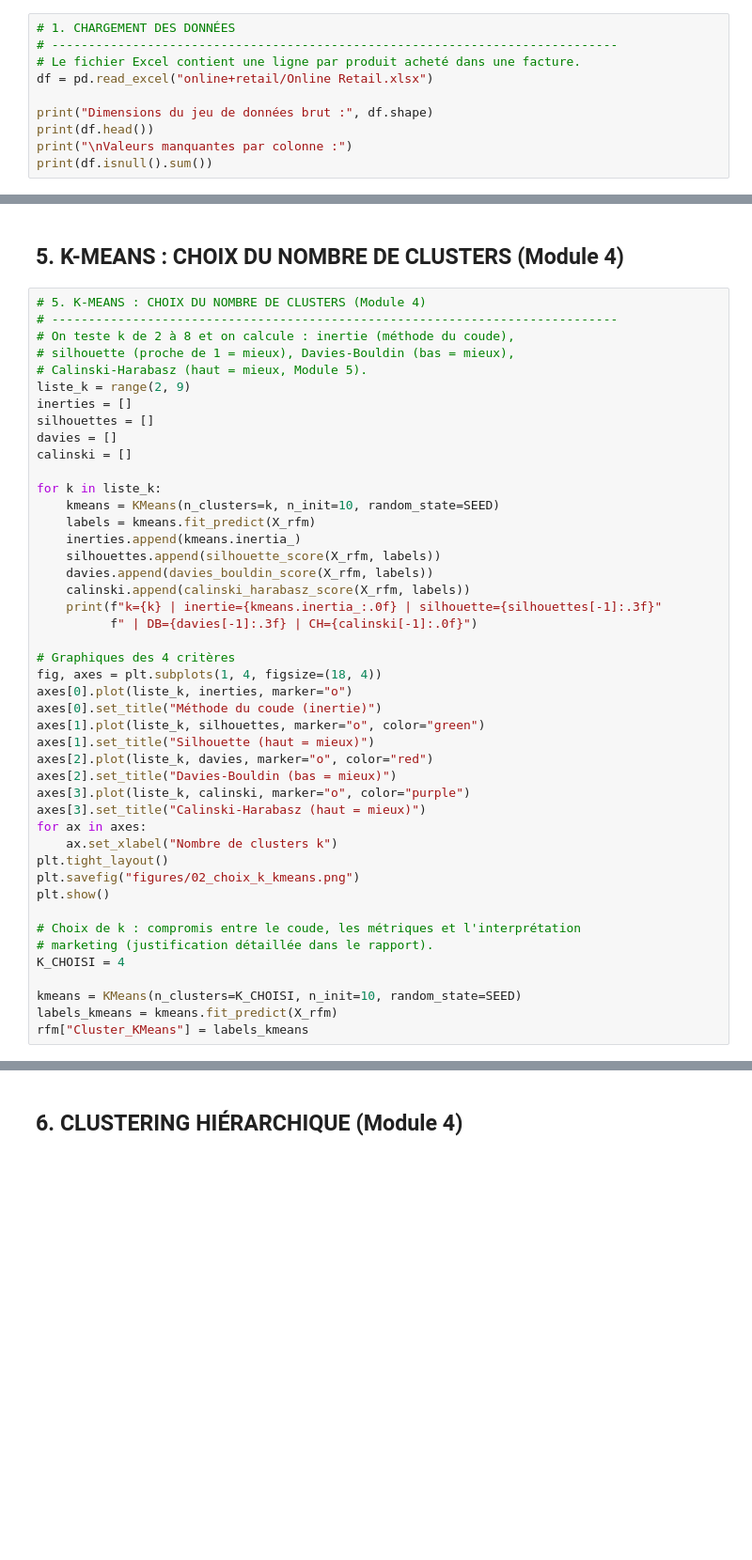
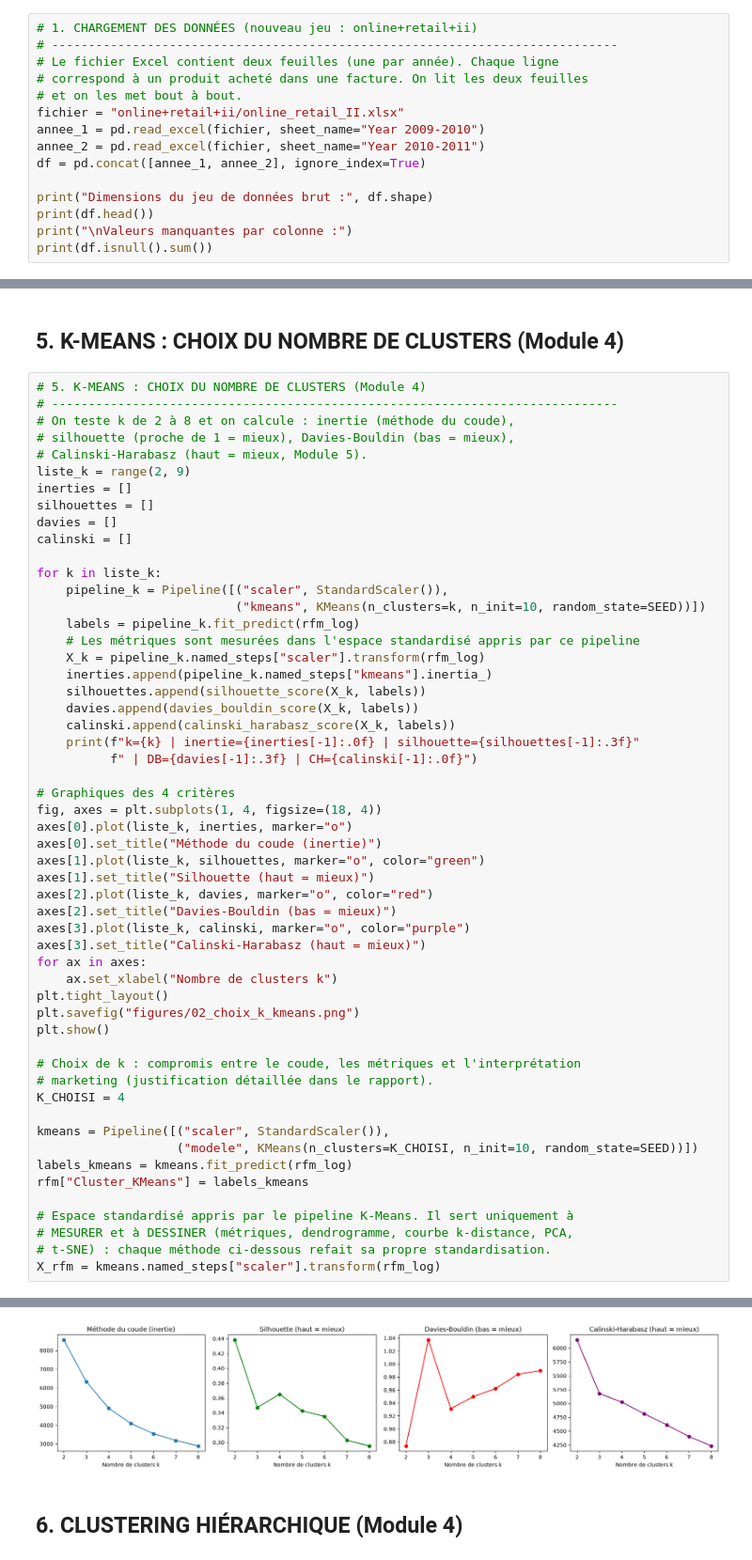
Before and after one commit to oeudiredoli-dev/online-retail-customer-segmentation, a Jupyter notebook: projet_online_retail.ipynb, the cells around one changed output, grey strips where cells are left out. Shown at 94% size. Saved outputs shown, nothing was run; the diff lists cells and outputs as text; blank space fills up the shorter version.

```diff
--- a/projet_online_retail.ipynb
+++ b/projet_online_retail.ipynb
@@ -66,8 +71,13 @@ SEED = 42
 # %%
-# 1. CHARGEMENT DES DONNÉES
+# 1. CHARGEMENT DES DONNÉES (nouveau jeu : online+retail+ii)
 # -----------------------------------------------------------------------------
-# Le fichier Excel contient une ligne par produit acheté dans une facture.
-df = pd.read_excel("online+retail/Online Retail.xlsx")
+# Le fichier Excel contient deux feuilles (une par année). Chaque ligne
+# correspond à un produit acheté dans une facture. On lit les deux feuilles
+# et on les met bout à bout.
+fichier = "online+retail+ii/online_retail_II.xlsx"
+annee_1 = pd.read_excel(fichier, sheet_name="Year 2009-2010")
+annee_2 = pd.read_excel(fichier, sheet_name="Year 2010-2011")
+df = pd.concat([annee_1, annee_2], ignore_index=True)
 
 print("Dimensions du jeu de données brut :", df.shape)
 print(df.head())
@@ -167,13 +223,16 @@ davies = []
 calinski = []
 
 for k in liste_k:
-    kmeans = KMeans(n_clusters=k, n_init=10, random_state=SEED)
-    labels = kmeans.fit_predict(X_rfm)
-    inerties.append(kmeans.inertia_)
-    silhouettes.append(silhouette_score(X_rfm, labels))
-    davies.append(davies_bouldin_score(X_rfm, labels))
-    calinski.append(calinski_harabasz_score(X_rfm, labels))
-    print(f"k={k} | inertie={kmeans.inertia_:.0f} | silhouette={silhouettes[-1]:.3f}"
+    pipeline_k = Pipeline([("scaler", StandardScaler()),
+                           ("kmeans", KMeans(n_clusters=k, n_init=10, random_state=SEED))])
+    labels = pipeline_k.fit_predict(rfm_log)
+    # Les métriques sont mesurées dans l'espace standardisé appris par ce pipeline
+    X_k = pipeline_k.named_steps["scaler"].transform(rfm_log)
+    inerties.append(pipeline_k.named_steps["kmeans"].inertia_)
+    silhouettes.append(silhouette_score(X_k, labels))
+    davies.append(davies_bouldin_score(X_k, labels))
+    calinski.append(calinski_harabasz_score(X_k, labels))
+    print(f"k={k} | inertie={inerties[-1]:.0f} | silhouette={silhouettes[-1]:.3f}"
           f" | DB={davies[-1]:.3f} | CH={calinski[-1]:.0f}")
 
 # Graphiques des 4 critères
@@ -196,6 +255,13 @@ plt.show()
 # marketing (justification détaillée dans le rapport).
 K_CHOISI = 4
 
-kmeans = KMeans(n_clusters=K_CHOISI, n_init=10, random_state=SEED)
-labels_kmeans = kmeans.fit_predict(X_rfm)
+kmeans = Pipeline([("scaler", StandardScaler()),
+                   ("modele", KMeans(n_clusters=K_CHOISI, n_init=10, random_state=SEED))])
+labels_kmeans = kmeans.fit_predict(rfm_log)
 rfm["Cluster_KMeans"] = labels_kmeans
+
+# Espace standardisé appris par le pipeline K-Means. Il sert uniquement à
+# MESURER et à DESSINER (métriques, dendrogramme, courbe k-distance, PCA,
+# t-SNE) : chaque méthode ci-dessous refait sa propre standardisation.
+X_rfm = kmeans.named_steps["scaler"].transform(rfm_log)
+# %% [output]
@@ -202,3 +275,4 @@ rfm["Cluster_KMeans"] = labels_kmeans
+[figure, added]
 # %% [markdown]
 ## 6. CLUSTERING HIÉRARCHIQUE (Module 4)
 # %%
```
Also changed, not shown: parts of 26 cells of this notebook, 1 other file.
